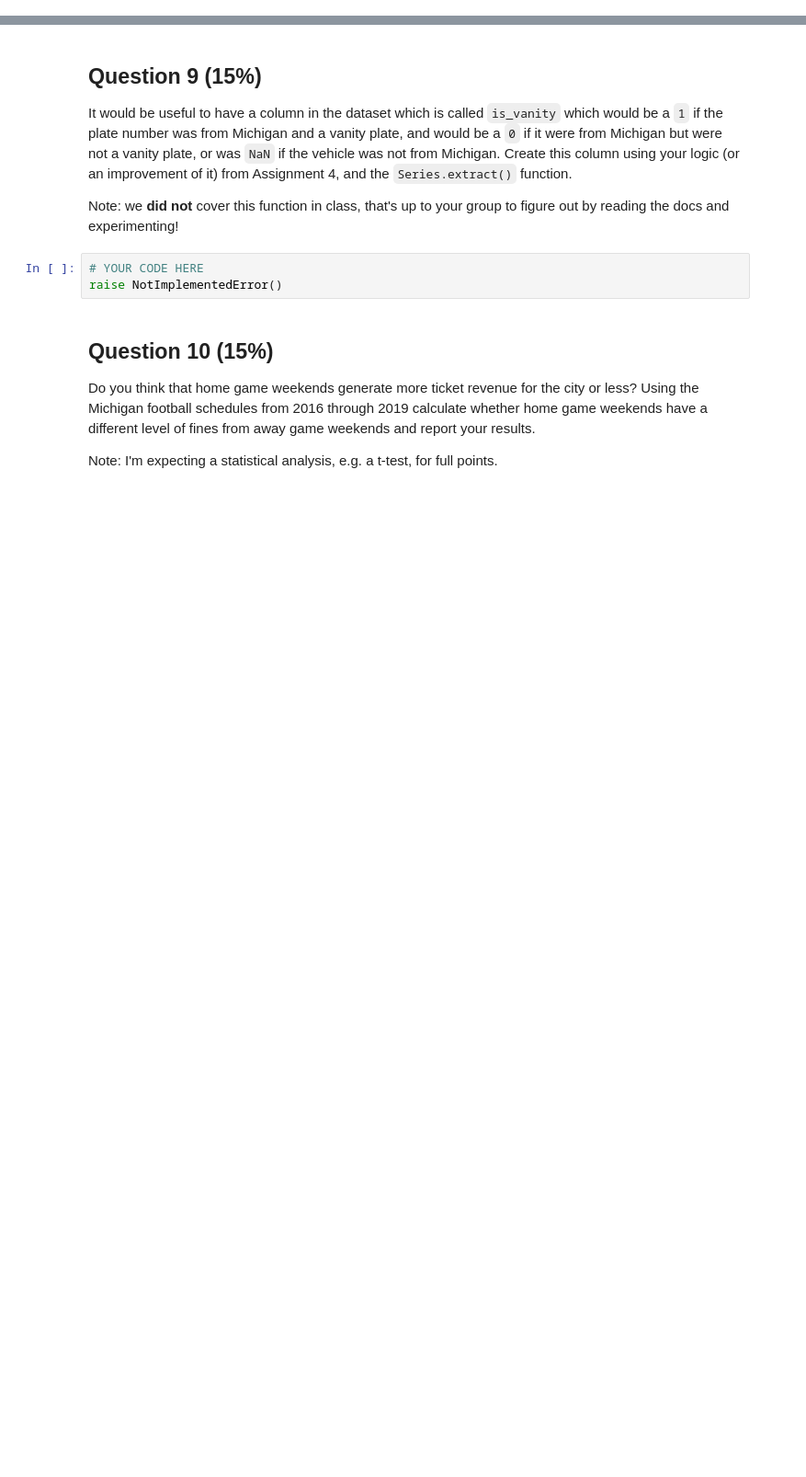
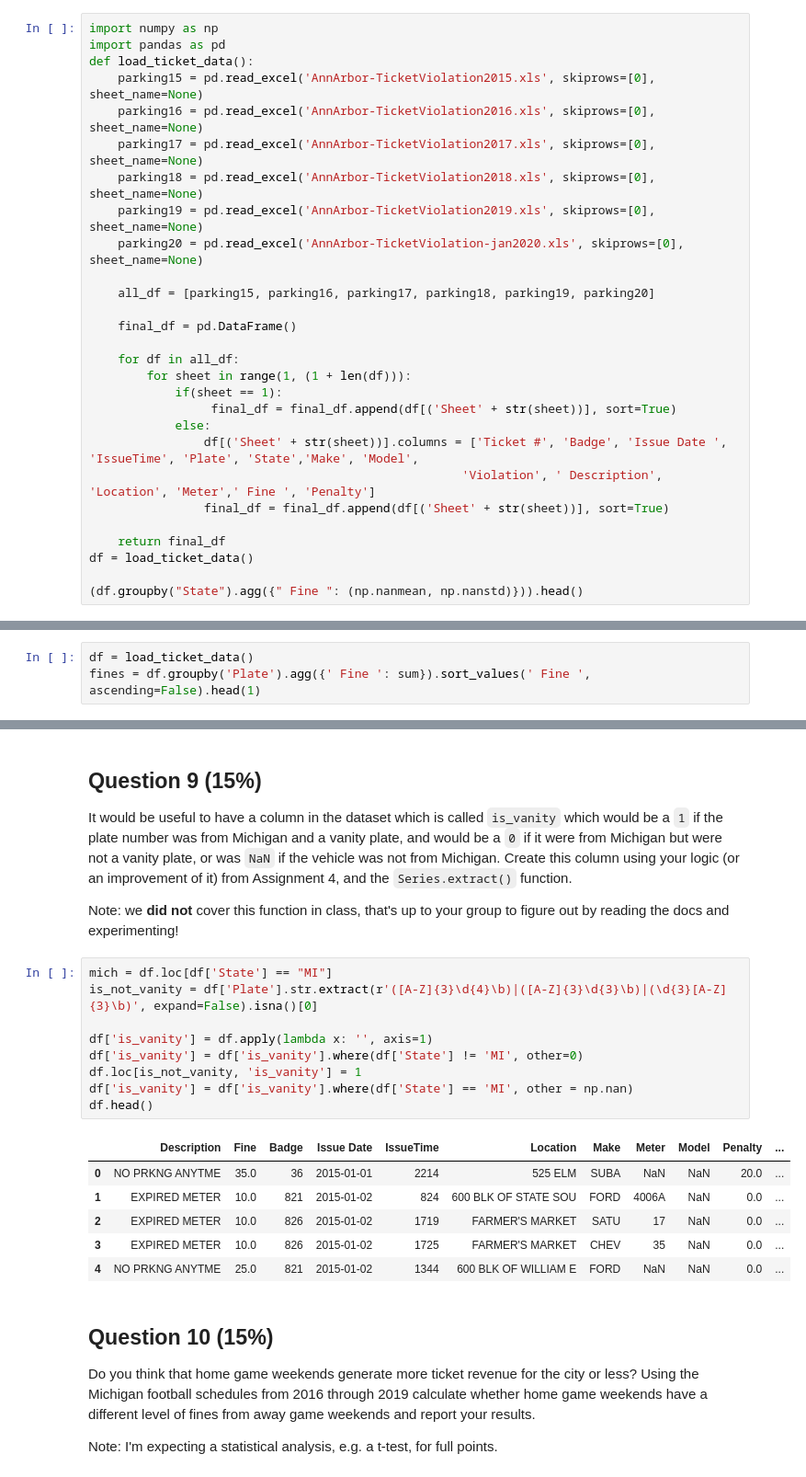
Before and after one commit to ierven/330assignment5, a Jupyter notebook: assignment5.ipynb, the cells around one changed output, grey strips where cells are left out. Shown at 92% size. Cells and saved outputs as stored; diff of their text form; blank space fills up the shorter version.

```diff
--- a/assignment5.ipynb
+++ b/assignment5.ipynb
@@ -18,0 +16,28 @@ raise NotImplementedError()
+# %%
+import numpy as np
+import pandas as pd
+def load_ticket_data():
+    parking15 = pd.read_excel('AnnArbor-TicketViolation2015.xls', skiprows=[0], sheet_name=None)
+    parking16 = pd.read_excel('AnnArbor-TicketViolation2016.xls', skiprows=[0], sheet_name=None)
+    parking17 = pd.read_excel('AnnArbor-TicketViolation2017.xls', skiprows=[0], sheet_name=None)
+    parking18 = pd.read_excel('AnnArbor-TicketViolation2018.xls', skiprows=[0], sheet_name=None)
+    parking19 = pd.read_excel('AnnArbor-TicketViolation2019.xls', skiprows=[0], sheet_name=None)
+    parking20 = pd.read_excel('AnnArbor-TicketViolation-jan2020.xls', skiprows=[0], sheet_name=None)
+
+    all_df = [parking15, parking16, parking17, parking18, parking19, parking20]
+
+    final_df = pd.DataFrame()
+
+    for df in all_df:
+        for sheet in range(1, (1 + len(df))):
+            if(sheet == 1):
+                 final_df = final_df.append(df[('Sheet' + str(sheet))], sort=True)
+            else:
+                df[('Sheet' + str(sheet))].columns = ['Ticket #', 'Badge', 'Issue Date ', 'IssueTime', 'Plate', 'State','Make', 'Model',
+                                                    'Violation', ' Description', 'Location', 'Meter',' Fine ', 'Penalty']
+                final_df = final_df.append(df[('Sheet' + str(sheet))], sort=True)
+
+    return final_df
+df = load_ticket_data()
+
+(df.groupby("State").agg({" Fine ": (np.nanmean, np.nanstd)})).head()
@@ -62,0 +192,3 @@ raise NotImplementedError()
+# %%
+df = load_ticket_data()
+fines = df.groupby('Plate').agg({' Fine ': sum}).sort_values(' Fine ', ascending=False).head(1)
@@ -65,9 +203,22 @@ raise NotImplementedError()
 It would be useful to have a column in the dataset which is called `is_vanity` which would be a `1` if the plate number was from Michigan and a vanity plate, and would be a `0` if it were from Michigan but were not a vanity plate, or was `NaN` if the vehicle was not from Michigan. Create this column using your logic (or an improvement of it) from Assignment 4, and the `Series.extract()` function.
 
 Note: we **did not** cover this function in class, that's up to your group to figure out by reading the docs and experimenting!
-# %%
-# YOUR CODE HERE
-raise NotImplementedError()
+# %%
+mich = df.loc[df['State'] == "MI"]
+is_not_vanity = df['Plate'].str.extract(r'([A-Z]{3}\d{4}\b)|([A-Z]{3}\d{3}\b)|(\d{3}[A-Z]{3}\b)', expand=False).isna()[0]
+
+df['is_vanity'] = df.apply(lambda x: '', axis=1)
+df['is_vanity'] = df['is_vanity'].where(df['State'] != 'MI', other=0)
+df.loc[is_not_vanity, 'is_vanity'] = 1
+df['is_vanity'] = df['is_vanity'].where(df['State'] == 'MI', other = np.nan)
+df.head()
+# %% [output]
+|  | Description | Fine | Badge | Issue Date | IssueTime | Location | Make | Meter | Model | Penalty | ... |
+| 0 | NO PRKNG ANYTME | 35.0 | 36 | 2015-01-01 | 2214 | 525 ELM | SUBA | NaN | NaN | 20.0 | ... |
+| 1 | EXPIRED METER | 10.0 | 821 | 2015-01-02 | 824 | 600 BLK OF STATE SOU | FORD | 4006A | NaN | 0.0 | ... |
+| 2 | EXPIRED METER | 10.0 | 826 | 2015-01-02 | 1719 | FARMER'S MARKET | SATU | 17 | NaN | 0.0 | ... |
+| 3 | EXPIRED METER | 10.0 | 826 | 2015-01-02 | 1725 | FARMER'S MARKET | CHEV | 35 | NaN | 0.0 | ... |
+| 4 | NO PRKNG ANYTME | 25.0 | 821 | 2015-01-02 | 1344 | 600 BLK OF WILLIAM E | FORD | NaN | NaN | 0.0 | ... |
 # %% [markdown]
 ## Question 10 (15%)
 Do you think that home game weekends generate more ticket revenue for the city or less? Using the Michigan football schedules from 2016 through 2019 calculate whether home game weekends have a different level of fines from away game weekends and report your results.
```
Also changed, not shown: parts of 26 cells of this notebook, 6 other files.
